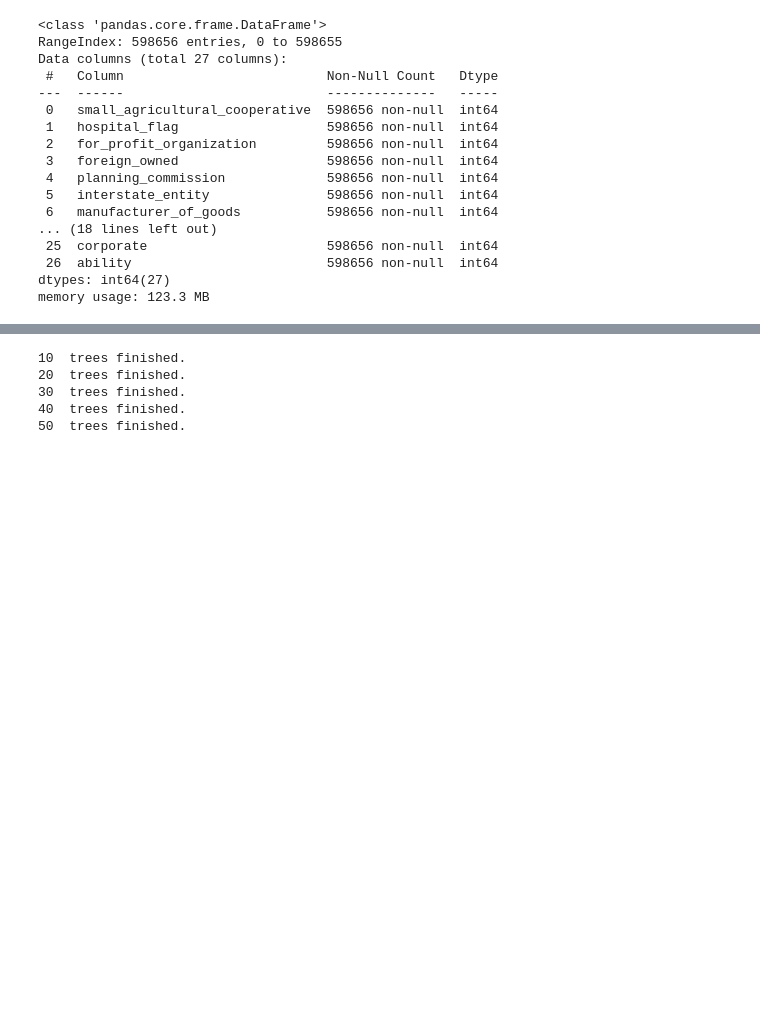
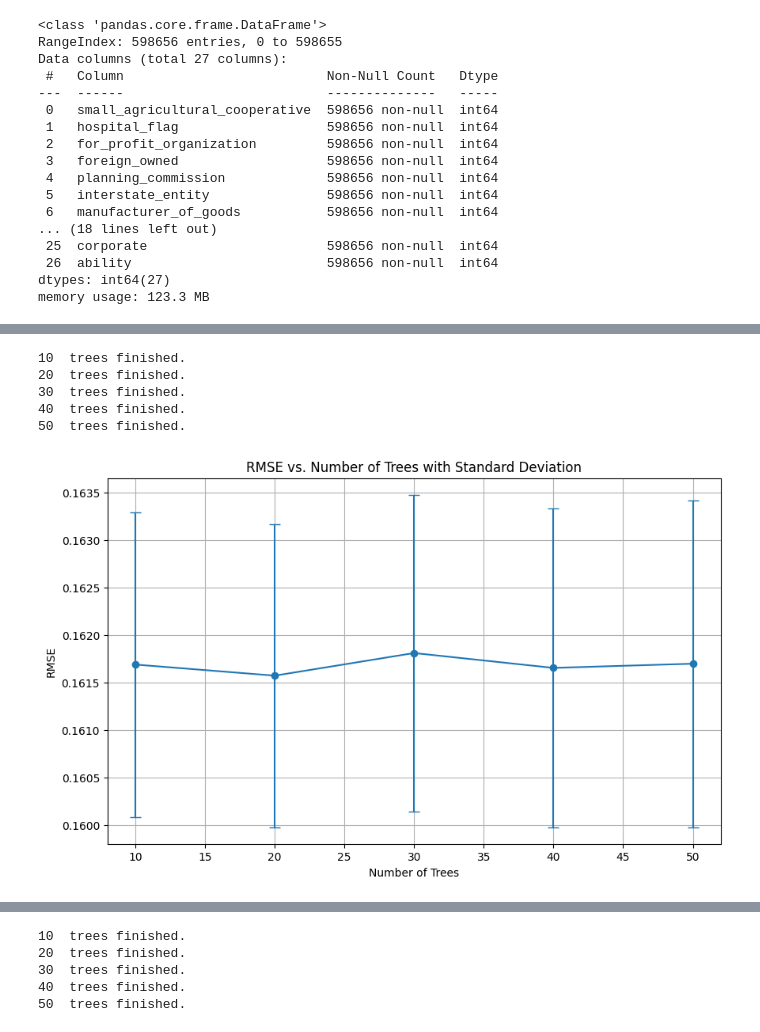
Before and after one commit to etmcrae/Who-Got-DOGEd-, a Jupyter notebook: Random_Forest.ipynb, the cells around one changed output, grey strips where cells are left out. Saved outputs shown, nothing was run; the diff lists cells and outputs as text; code cells hidden in the pictures; blank space fills up the shorter version.

```diff
--- a/Random_Forest.ipynb
+++ b/Random_Forest.ipynb
@@ -118,0 +247,7 @@ memory usage: 123.3 MB
+# %%
+outliers.drop('total_dollars_obligated', axis=1, inplace=True)
+outliers.drop('award_id_piid', axis=1, inplace=True)
+outliers.drop('misc_minority', axis=1, inplace=True)
+outliers.drop('recipient_name', axis=1, inplace=True)
+
+outliers.info()
@@ -118,0 +272,7 @@ memory usage: 123.3 MB
+# %%
+#convert all columns to boolean
+
+for col in outliers.columns:
+    outliers[col] = outliers[col].astype(bool)
+
+outliers.info()
@@ -118,0 +306,39 @@ memory usage: 123.3 MB
+# %%
+X = outliers.drop('DOGE_Flag', axis = 1)
+y = outliers['DOGE_Flag']
+# %%
+num_trees = range(10,60,10)
+cv_loops = 100
+rmse_results = np.zeros(len(num_trees))
+std_results = np.zeros(len(num_trees))
+
+for n, trees in enumerate(num_trees):
+  rmse_cv = np.zeros(cv_loops)
+  np.random.seed(42)
+  for i in range(cv_loops):
+    X_train, X_test, y_train, y_test = train_test_split(X,y,test_size=.5)
+    rfModel = RandomForestRegressor( n_estimators=trees )
+    rfModel.fit(X_train, y_train)
+    y_pred_rf = rfModel.predict(X_test)
+    rmse_cv[i] = np.sqrt(mean_squared_error(y_test, y_pred_rf))
+
+  print(trees,' trees finished.')
+  rmse_results[n] = rmse_cv.mean()
+  std_results[n] = rmse_cv.std()
+# %% [output]
+10  trees finished.
+20  trees finished.
+30  trees finished.
+40  trees finished.
+50  trees finished.
+# %%
+# Plot the results
+plt.figure(figsize=(10, 6))
+plt.errorbar(num_trees, rmse_results, yerr=std_results, marker='o', linestyle='-', capsize=5)
+plt.xlabel('Number of Trees')
+plt.ylabel('RMSE')
+plt.title('RMSE vs. Number of Trees with Standard Deviation')
+plt.grid(True)
+plt.show()
+# %% [output]
+[figure, added]
```
Also changed, not shown: parts of 29 cells of this notebook.
